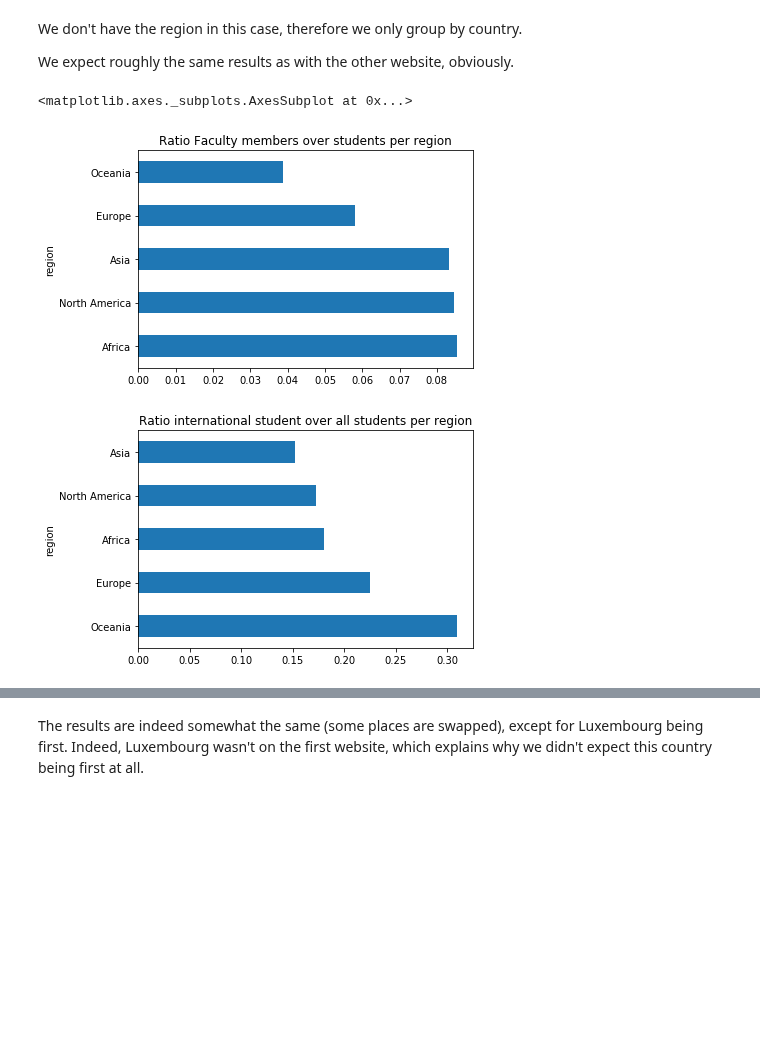
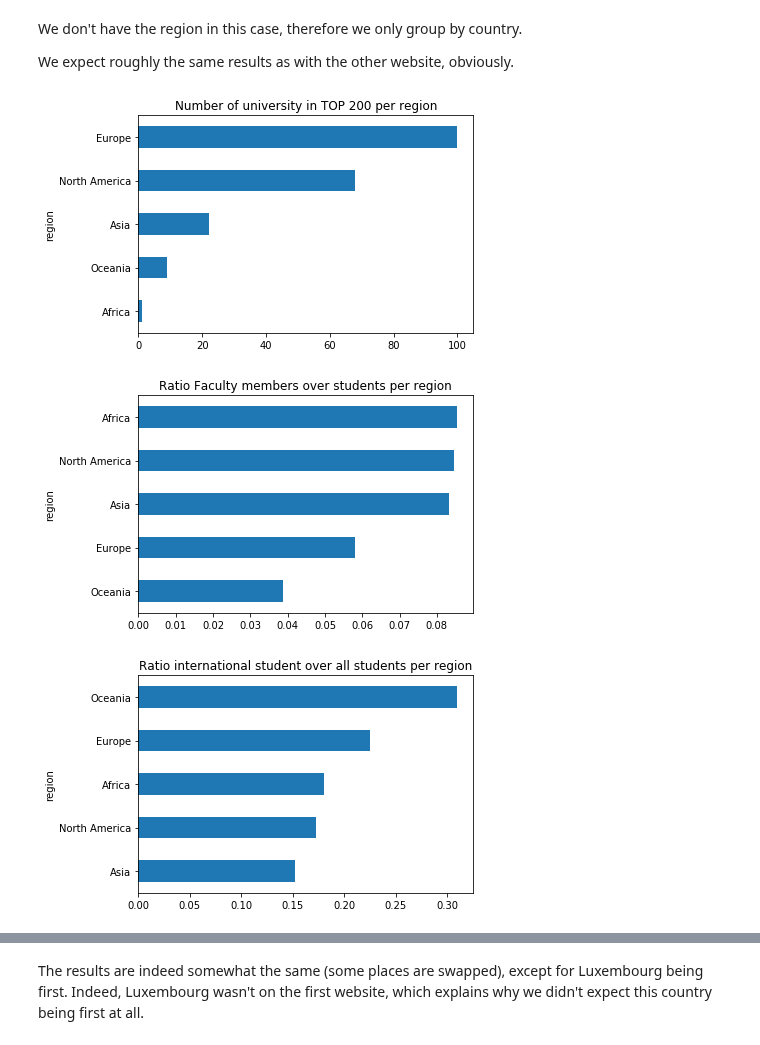
Before and after one commit to AWehenkel/ADA-2017, a Jupyter notebook: 02 - Data from the Web/Lab02.ipynb, the cells around one changed output, grey strips where cells are left out. Saved outputs shown, nothing was run; the diff lists cells and outputs as text; code cells hidden in the pictures; blank space fills up the shorter version.

```diff
--- a/02 - Data from the Web/Lab02.ipynb
+++ b/02 - Data from the Web/Lab02.ipynb
@@ -75,6 +75,24 @@ def retrieve_people_number(url):
 
 def clean_rank(df):
     df['rank'] = df['rank'].str.replace('=','').astype(int)
+
+def plot_ranks(df, sort_column, row_numbers, title, x_axis, y_axis):
+    if(row_numbers != -1):
+        if(x_axis != ''):
+            df[~pd.isnull(df[[sort_column]]).any(axis=1)].sort_values(sort_column, ascending=True).iloc[-row_numbers:]\
+            .plot(title=title +": %d first" % row_numbers, legend=False,x=x_axis, y=y_axis, kind='barh')
+
+            df[~pd.isnull(df[[sort_column]]).any(axis=1)].sort_values(sort_column, ascending=True).iloc[:row_numbers]\
+            .plot(title=title+": %d last" % row_numbers, legend=False,x=x_axis, y=y_axis, kind='barh')
+        else:
+            df[~pd.isnull(df[[sort_column]]).any(axis=1)].sort_values(sort_column, ascending=True).iloc[-row_numbers:]\
+            .plot(title=title +": %d first" % row_numbers, legend=False, y=y_axis, kind='barh')
+
+            df[~pd.isnull(df[[sort_column]]).any(axis=1)].sort_values(sort_column, ascending=True).iloc[:row_numbers]\
+            .plot(title=title+": %d last" % row_numbers, legend=False, y=y_axis, kind='barh')
+    else:
+        df[~pd.isnull(df[[sort_column]]).any(axis=1)].sort_values(sort_column, ascending=True)\
+        .plot(title=title, legend=False, y=y_axis, kind='barh')
 # %% [markdown]
 We then create the DataFrame using the data from the main page, then populate a new DataFrame by iterating in the original DataFrame and retrieving the details for each university
 # %%
@@ -94,10 +112,13 @@ wrong number of elements at : /universities/indian-institute-science-iisc-bangal
 We then simply concatenate them and calculate the ratio faculty members/students and international students/students. We then drop the columns we won't need anymore.
 # %%
 def agg_by_and_calculate_ratio(df, byS, second):
+    df['nb_univ'] = 1
     if (second):
-        df=df[[byS,fac_members,students,inter_students]].groupby(by=[byS]).agg(sum)
+        df=df[[byS,fac_members,students,inter_students,'nb_univ']].groupby(by=[byS]).agg([sum])
     else:
-        df=df[[byS,fac_members,inter_fac_members,students,inter_students]].groupby(by=[byS]).agg(sum)
+        df=df[[byS,fac_members,inter_fac_members,students,inter_students,'nb_univ']].groupby(by=[byS]).agg([sum])
+
+    df.columns = df.columns.get_level_values(0)
     return calculate_ratio(df)
 
 def calculate_ratio(df):
@@ -247,15 +257,19 @@ We expect roughly the same results as with the other website, obviously.
 # %%
 times_high_df_complete_region = times_high_df_complete.merge(top_uni_df_complete[['country', 'region']].drop_duplicates(), on='country', how='left')
 times_high_df_complete_region.loc[times_high_df_complete_region.country == 'Luxembourg', 'region']='Europe'
 times_high_df_complete_region.loc[times_high_df_complete_region.country == 'Russian Federation', 'region']='Asia'
 
 times_high_df_complete_region = agg_by_and_calculate_ratio(times_high_df_complete_region, region, True)
 
-times_high_df_complete_region.sort_values(ratio_fac_students,ascending=False)\
-    .plot(title='Ratio Faculty members over students per region', legend=False, y='ratio_fac_students', kind='barh')
-times_high_df_complete_region.sort_values(ratio_inter_students,ascending=False)\
-    .plot(title='Ratio international student over all students per region', legend=False, y='ratio_inter_students', kind='barh')
+plot_ranks(times_high_df_complete_region, 'nb_univ', -1, \
+           'Number of university in TOP 200 per region', '','nb_univ')
+
+plot_ranks(times_high_df_complete_region, ratio_fac_students, -1, \
+           'Ratio Faculty members over students per region', '','ratio_fac_students')
+
+plot_ranks(times_high_df_complete_region, ratio_inter_students, -1, \
+           'Ratio international student over all students per region', '','ratio_inter_students')
 # %% [output]
-<matplotlib.axes._subplots.AxesSubplot at 0x...>
-[figure, old version]
+[figure, new version]
-[figure, old version]
+[figure, new version]
+[figure, added]
```
Also changed, not shown: parts of 19 cells of this notebook.
